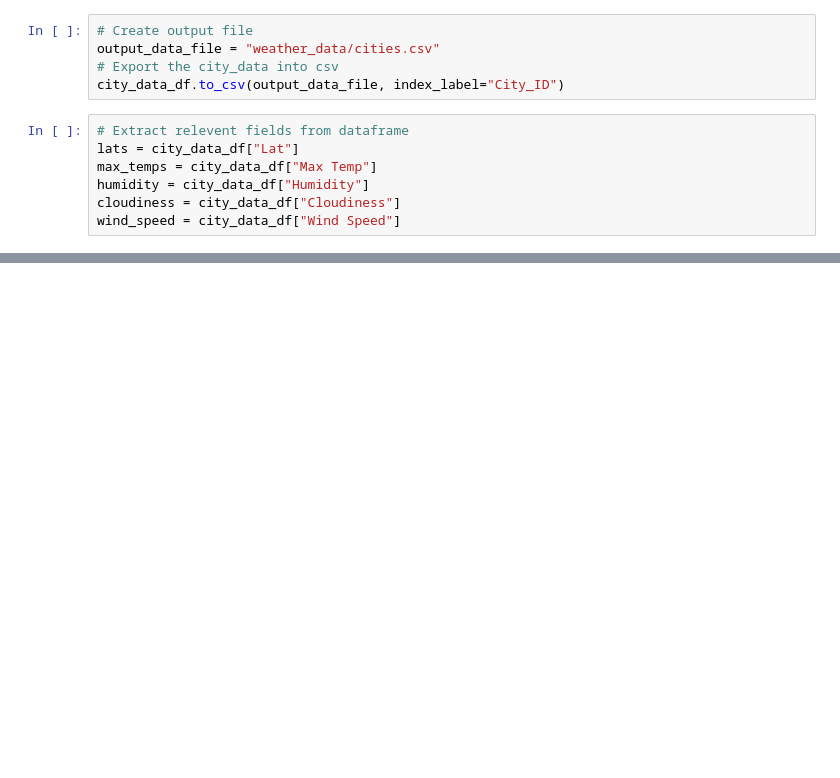
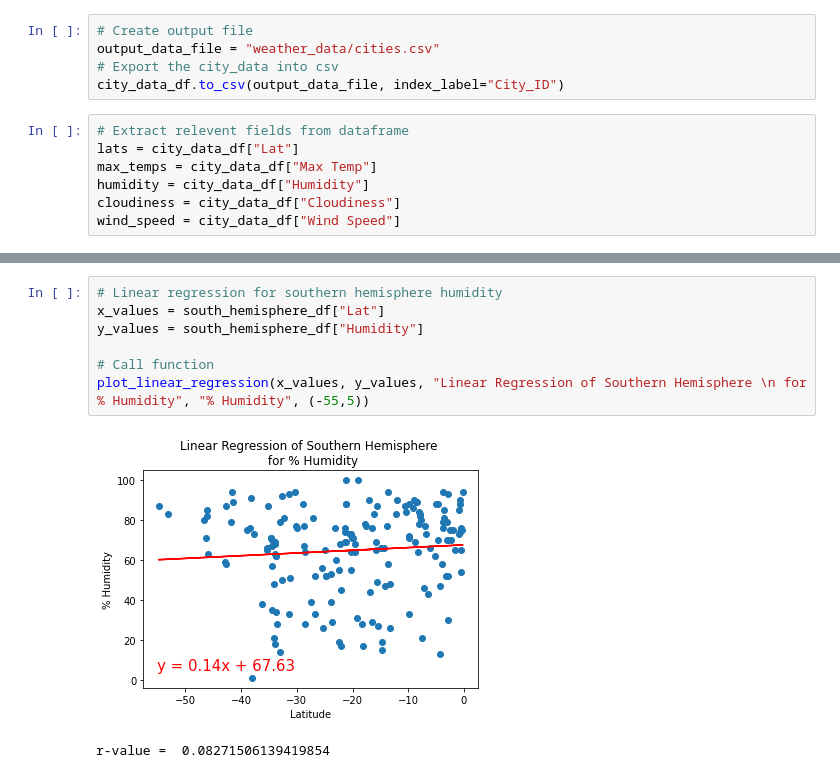
Before and after one commit to Jhackmeyer/World_Weather_Analysis, a Jupyter notebook: WeatherPy.ipynb, the cells around one changed output, grey strips where cells are left out. Drawn from its saved outputs; the diff is of its cells as text; blank space fills up the shorter version.

```diff
--- a/WeatherPy.ipynb
+++ b/WeatherPy.ipynb
@@ -259,0 +359,10 @@ plt.show()
+# %%
+# Linear regression for southern hemisphere humidity
+x_values = south_hemisphere_df["Lat"]
+y_values = south_hemisphere_df["Humidity"]
+
+# Call function
+plot_linear_regression(x_values, y_values, "Linear Regression of Southern Hemisphere \n for % Humidity", "% Humidity", (-55,5))
+# %% [output]
+[figure, added]
+r-value =  0.08271506139419854
```
Also changed, not shown: parts of 20 cells of this notebook, 1 other file.
